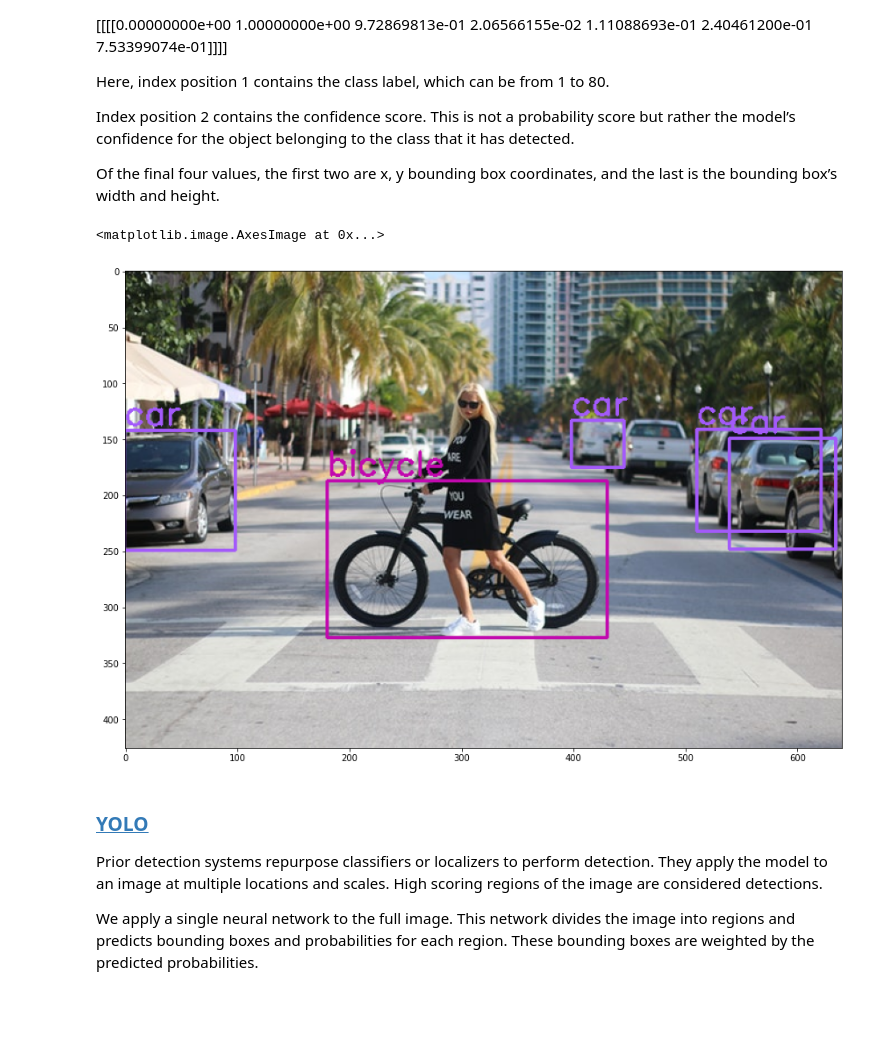
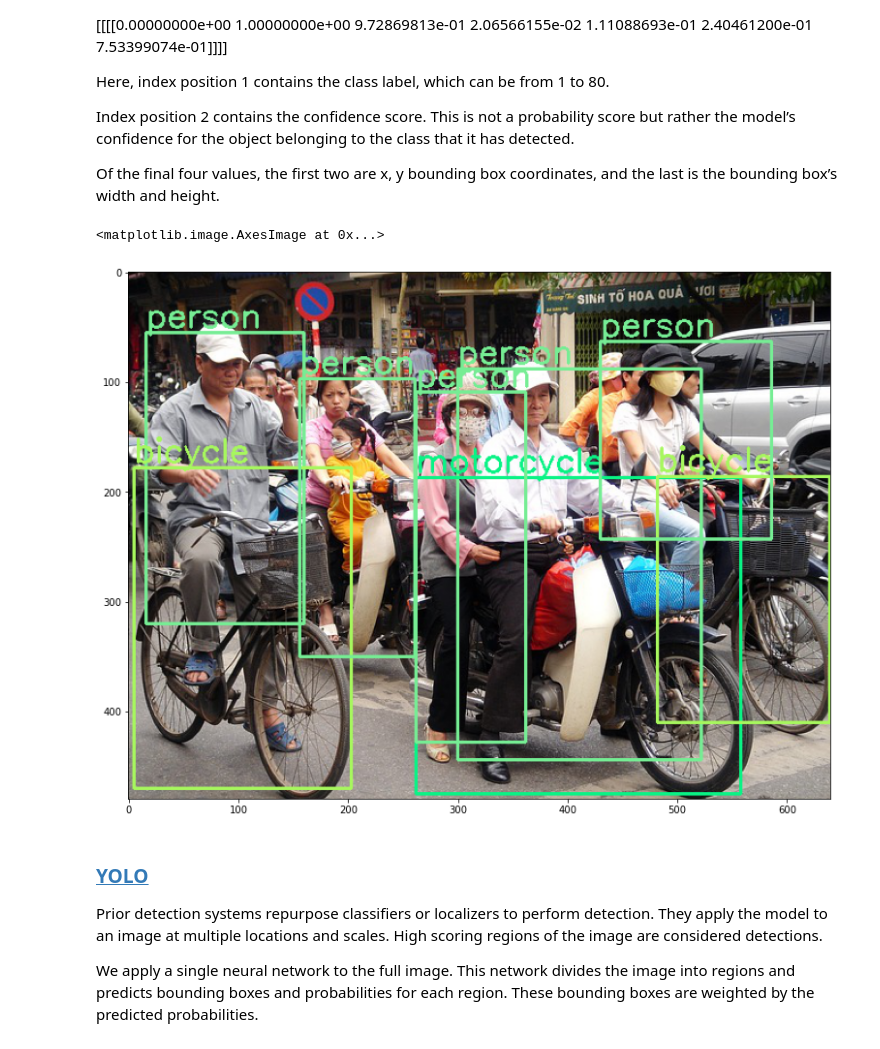
Before and after one commit to octavio-navarro/Computer-Vision, a Jupyter notebook: Notebooks/15. DNN.ipynb, the cells around one changed output. Saved outputs shown, nothing was run; the diff lists cells and outputs as text; code cells hidden in the pictures; blank space fills up the shorter version.

```diff
--- a/Notebooks/15. DNN.ipynb
+++ b/Notebooks/15. DNN.ipynb
@@ -106,7 +107,7 @@ mobile_net_model = cv2.dnn.readNet(model='files/frozen_inference_graph.pb',
                         config='files/ssd_mobilenet_v2_coco_2018_03_29.pbtxt.txt',
                         framework='TensorFlow')
 # %%
-image = cv2.imread('images/pedestrian_bike.jpeg')
+image = cv2.imread('images/people_bikes.jpg')
 image = cv2.cvtColor(image, cv2.COLOR_BGR2RGB)
 image_height, image_width, _ = image.shape
 # create blob from image
@@ -130,34 +131,36 @@ Index position 2 contains the confidence score. This is not a probability score
 
 Of the final four values, the first two are x, y bounding box coordinates, and the last is the bounding box’s width and height.
 # %%
+image_copy = np.copy(image)
+
 # loop over each of the detection
 for detection in output[0, 0, :, :]:
     # extract the confidence of the detection
     confidence = detection[2]
     # draw bounding boxes only if the detection confidence is above...
     # ... a certain threshold, else skip
     if confidence > .6:
         # get the class id
         class_id = detection[1]
         # map the class id to the class
         class_name = class_names[int(class_id)-1]
         color = COLORS[int(class_id)]
         # get the bounding box coordinates
         box_x = detection[3] * image_width
         box_y = detection[4] * image_height
         # get the bounding box width and height
         box_width = detection[5] * image_width
         box_height = detection[6] * image_height
         # draw a rectangle around each detected object
-        cv2.rectangle(image, (int(box_x), int(box_y)), (int(box_width), int(box_height)), color, thickness=2)
+        cv2.rectangle(image_copy, (int(box_x), int(box_y)), (int(box_width), int(box_height)), color, thickness=2)
         # put the FPS text on top of the frame
-        cv2.putText(image, class_name, (int(box_x), int(box_y - 5)), cv2.FONT_HERSHEY_SIMPLEX, 1, color, 2)
+        cv2.putText(image_copy, class_name, (int(box_x), int(box_y - 5)), cv2.FONT_HERSHEY_SIMPLEX, 1, color, 2)
 
 plt.figure(figsize=(20,10))
-plt.imshow(image)
+plt.imshow(image_copy)
 # %% [output]
 <matplotlib.image.AxesImage at 0x...>
-[figure, old version]
+[figure, new version]
 # %% [markdown]
 ### [YOLO](https://pjreddie.com/darknet/yolo/)
 
```
Also changed, not shown: parts of 3 cells of this notebook, 11 other files.
